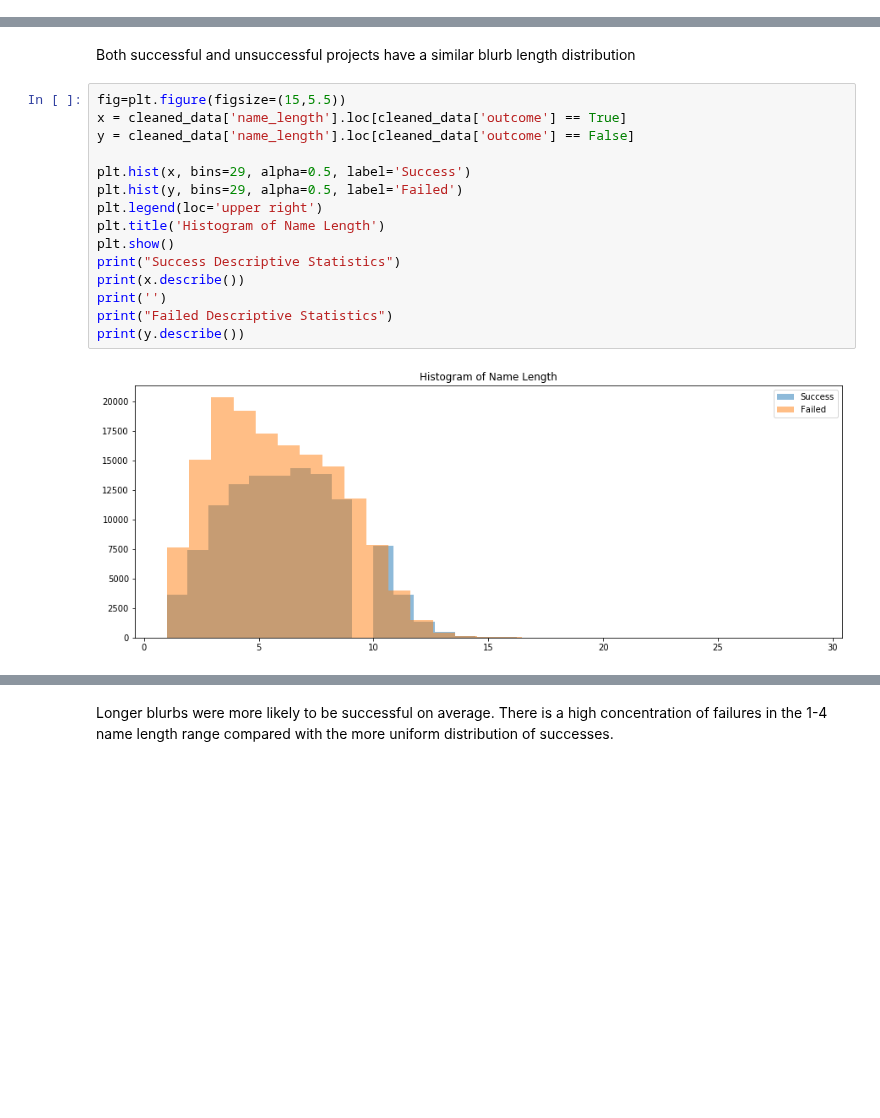
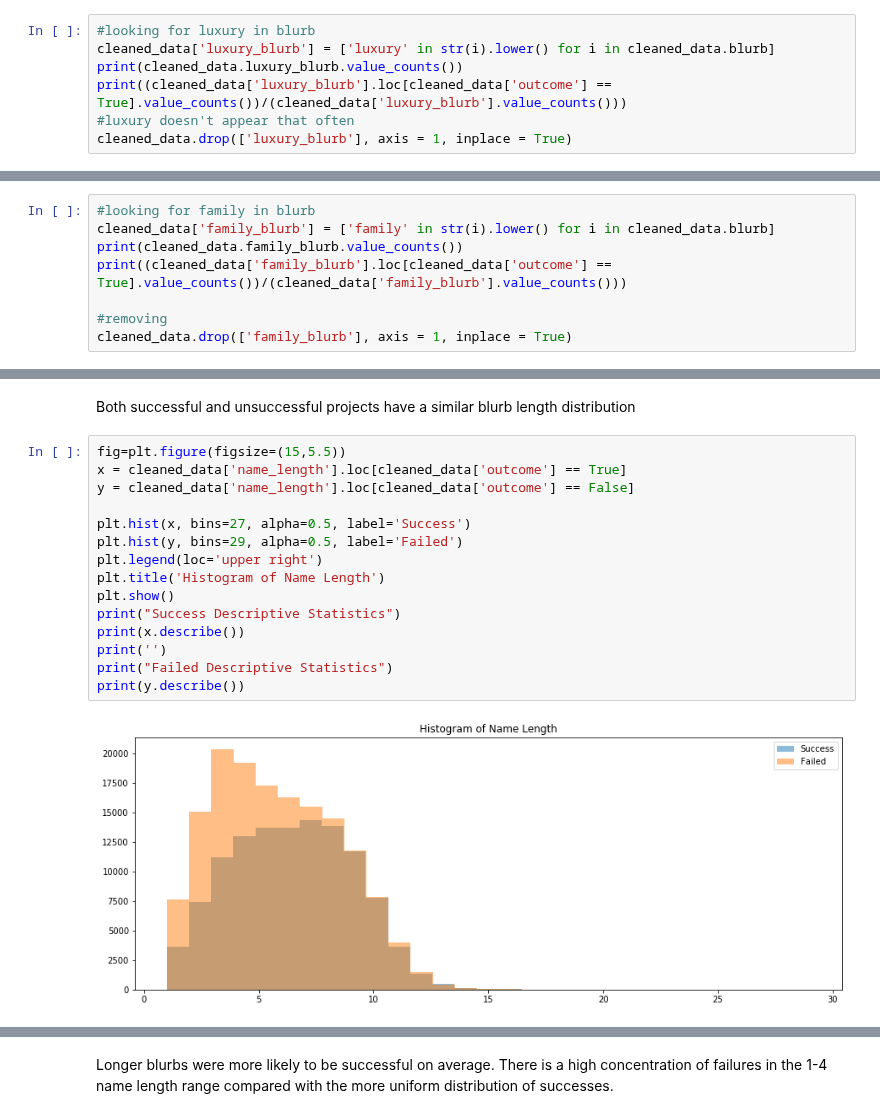
Before and after one commit to dwitten392/Springboard---DW, a Jupyter notebook: Capstone 1 - Kickstarter/Kickstarter Projects - Cleaning and Visualization.ipynb, the cells around one changed output, grey strips where cells are left out. Cells and saved outputs as stored; diff of their text form; blank space fills up the shorter version.

```diff
--- a/Capstone 1 - Kickstarter/Kickstarter Projects - Cleaning and Visualization.ipynb
+++ b/Capstone 1 - Kickstarter/Kickstarter Projects - Cleaning and Visualization.ipynb
@@ -133,3 +135,10 @@ True     0.562006
 Name: help_first_blurb, dtype: float64
 # %% [markdown]
 Highlighting the purpose of helping someone is helpful for success.
+# %%
+#looking for luxury in blurb
+cleaned_data['luxury_blurb'] = ['luxury' in str(i).lower() for i in cleaned_data.blurb]
+print(cleaned_data.luxury_blurb.value_counts())
+print((cleaned_data['luxury_blurb'].loc[cleaned_data['outcome'] == True].value_counts())/(cleaned_data['luxury_blurb'].value_counts()))
+#luxury doesn't appear that often
+cleaned_data.drop(['luxury_blurb'], axis = 1, inplace = True)
@@ -135,0 +154,8 @@ Highlighting the purpose of helping someone is helpful for success.
+# %%
+#looking for family in blurb
+cleaned_data['family_blurb'] = ['family' in str(i).lower() for i in cleaned_data.blurb]
+print(cleaned_data.family_blurb.value_counts())
+print((cleaned_data['family_blurb'].loc[cleaned_data['outcome'] == True].value_counts())/(cleaned_data['family_blurb'].value_counts()))
+
+#removing
+cleaned_data.drop(['family_blurb'], axis = 1, inplace = True)
@@ -358,20 +374,20 @@ Both successful and unsuccessful projects have a similar blurb length distributi
 # %%
 fig=plt.figure(figsize=(15,5.5))
 x = cleaned_data['name_length'].loc[cleaned_data['outcome'] == True]
 y = cleaned_data['name_length'].loc[cleaned_data['outcome'] == False]
 
-plt.hist(x, bins=29, alpha=0.5, label='Success')
+plt.hist(x, bins=27, alpha=0.5, label='Success')
 plt.hist(y, bins=29, alpha=0.5, label='Failed')
 plt.legend(loc='upper right')
 plt.title('Histogram of Name Length')
 plt.show()
 print("Success Descriptive Statistics")
 print(x.describe())
 print('')
 print("Failed Descriptive Statistics")
 print(y.describe())
 # %% [output]
-[figure, old version]
+[figure, new version]
 Success Descriptive Statistics
 count    116077.000000
 mean          6.162177
```
Also changed, not shown: parts of 11 cells of this notebook.
